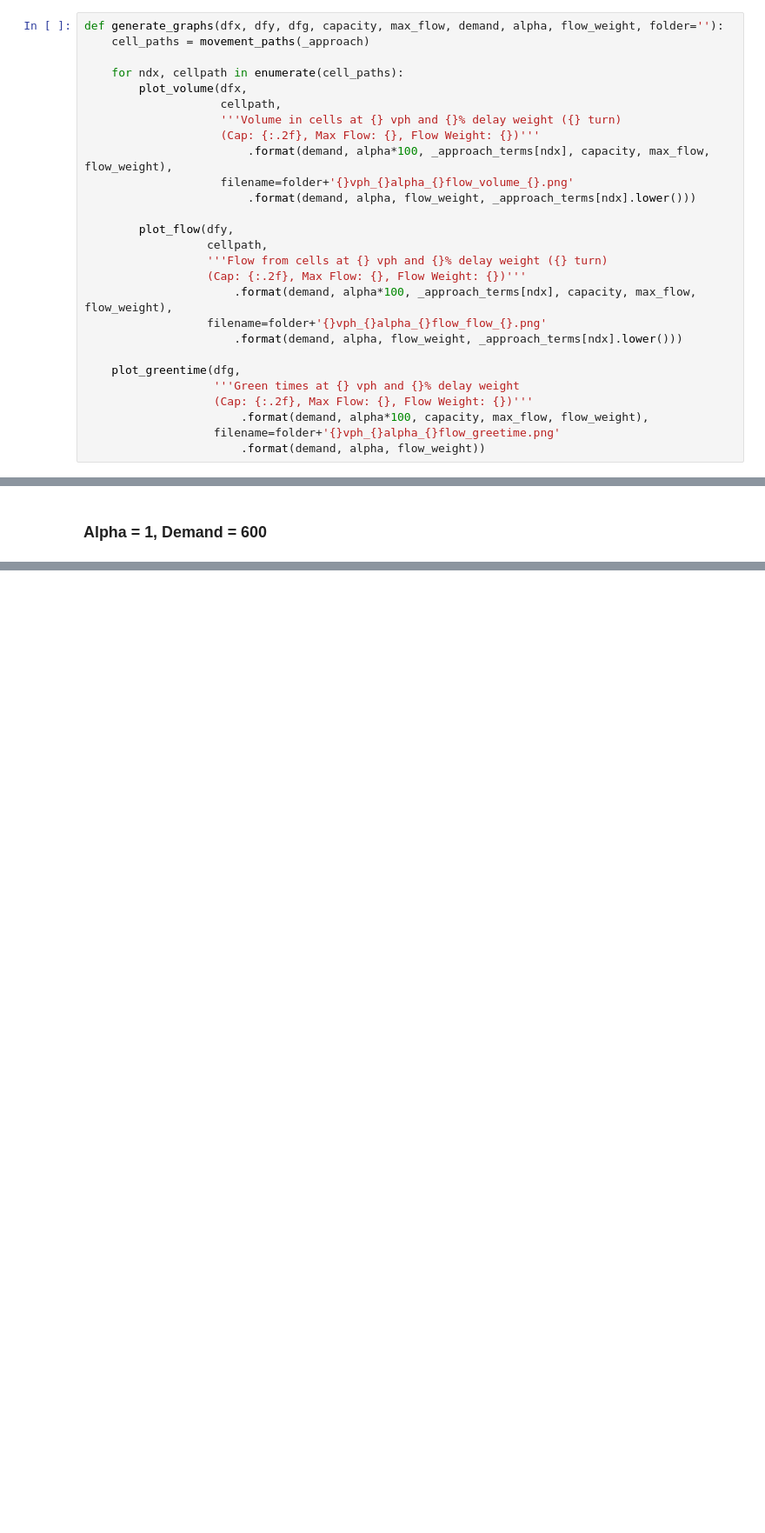
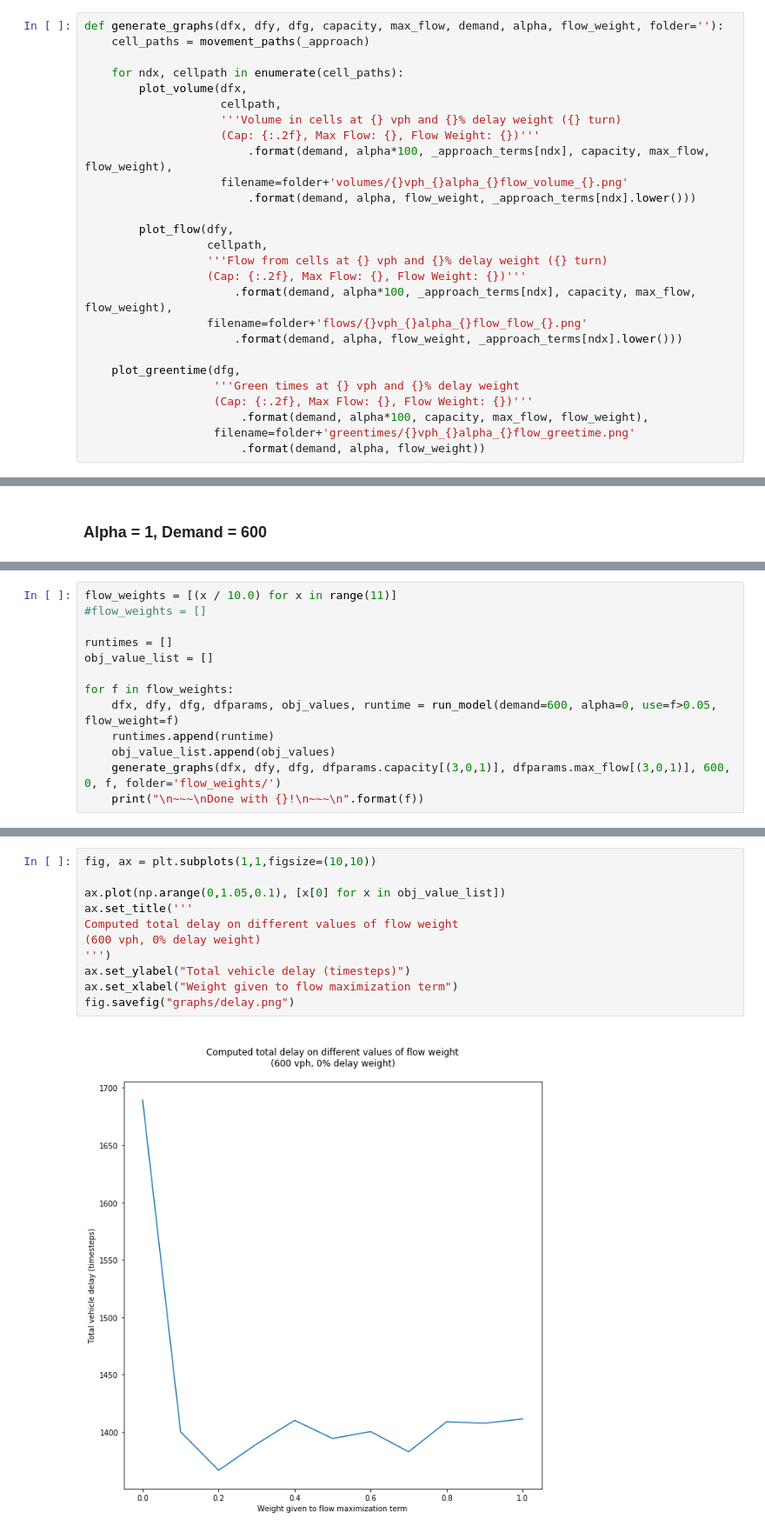
Before and after one commit to DEGABGED/linear_solver, a Jupyter notebook: CTM MILP Model Running Environment.ipynb, the cells around one changed output, grey strips where cells are left out. Shown: that part at 87% size. Saved outputs shown, nothing was run; the diff lists cells and outputs as text; blank space fills up the shorter version.

```diff
--- a/CTM MILP Model Running Environment.ipynb
+++ b/CTM MILP Model Running Environment.ipynb
@@ -227,7 +232,7 @@ def generate_graphs(dfx, dfy, dfg, capacity, max_flow, demand, alpha, flow_weigh
                     '''Volume in cells at {} vph and {}% delay weight ({} turn)
                     (Cap: {:.2f}, Max Flow: {}, Flow Weight: {})'''
                         .format(demand, alpha*100, _approach_terms[ndx], capacity, max_flow, flow_weight),
-                    filename=folder+'{}vph_{}alpha_{}flow_volume_{}.png'
+                    filename=folder+'volumes/{}vph_{}alpha_{}flow_volume_{}.png'
                         .format(demand, alpha, flow_weight, _approach_terms[ndx].lower()))
 
         plot_flow(dfy,
@@ -235,12 +240,12 @@ def generate_graphs(dfx, dfy, dfg, capacity, max_flow, demand, alpha, flow_weigh
                   '''Flow from cells at {} vph and {}% delay weight ({} turn)
                   (Cap: {:.2f}, Max Flow: {}, Flow Weight: {})'''
                       .format(demand, alpha*100, _approach_terms[ndx], capacity, max_flow, flow_weight),
-                  filename=folder+'{}vph_{}alpha_{}flow_flow_{}.png'
+                  filename=folder+'flows/{}vph_{}alpha_{}flow_flow_{}.png'
                       .format(demand, alpha, flow_weight, _approach_terms[ndx].lower()))
 
     plot_greentime(dfg,
                    '''Green times at {} vph and {}% delay weight
                    (Cap: {:.2f}, Max Flow: {}, Flow Weight: {})'''
                        .format(demand, alpha*100, capacity, max_flow, flow_weight),
-                   filename=folder+'{}vph_{}alpha_{}flow_greetime.png'
+                   filename=folder+'greentimes/{}vph_{}alpha_{}flow_greetime.png'
                        .format(demand, alpha, flow_weight))
@@ -268,0 +316,13 @@ for f in flow_weights:
+# %%
+flow_weights = [(x / 10.0) for x in range(11)]
+#flow_weights = []
+
+runtimes = []
+obj_value_list = []
+
+for f in flow_weights:
+    dfx, dfy, dfg, dfparams, obj_values, runtime = run_model(demand=600, alpha=0, use=f>0.05, flow_weight=f)
+    runtimes.append(runtime)
+    obj_value_list.append(obj_values)
+    generate_graphs(dfx, dfy, dfg, dfparams.capacity[(3,0,1)], dfparams.max_flow[(3,0,1)], 600, 0, f, folder='flow_weights/')
+    print("\n~~~\nDone with {}!\n~~~\n".format(f))
@@ -268,0 +361,13 @@ for f in flow_weights:
+# %%
+fig, ax = plt.subplots(1,1,figsize=(10,10))
+
+ax.plot(np.arange(0,1.05,0.1), [x[0] for x in obj_value_list])
+ax.set_title('''
+Computed total delay on different values of flow weight
+(600 vph, 0% delay weight)
+''')
+ax.set_ylabel("Total vehicle delay (timesteps)")
+ax.set_xlabel("Weight given to flow maximization term")
+fig.savefig("graphs/delay.png")
+# %% [output]
+[figure, added]
```
Also changed, not shown: parts of 21 cells of this notebook, 2 other files.
